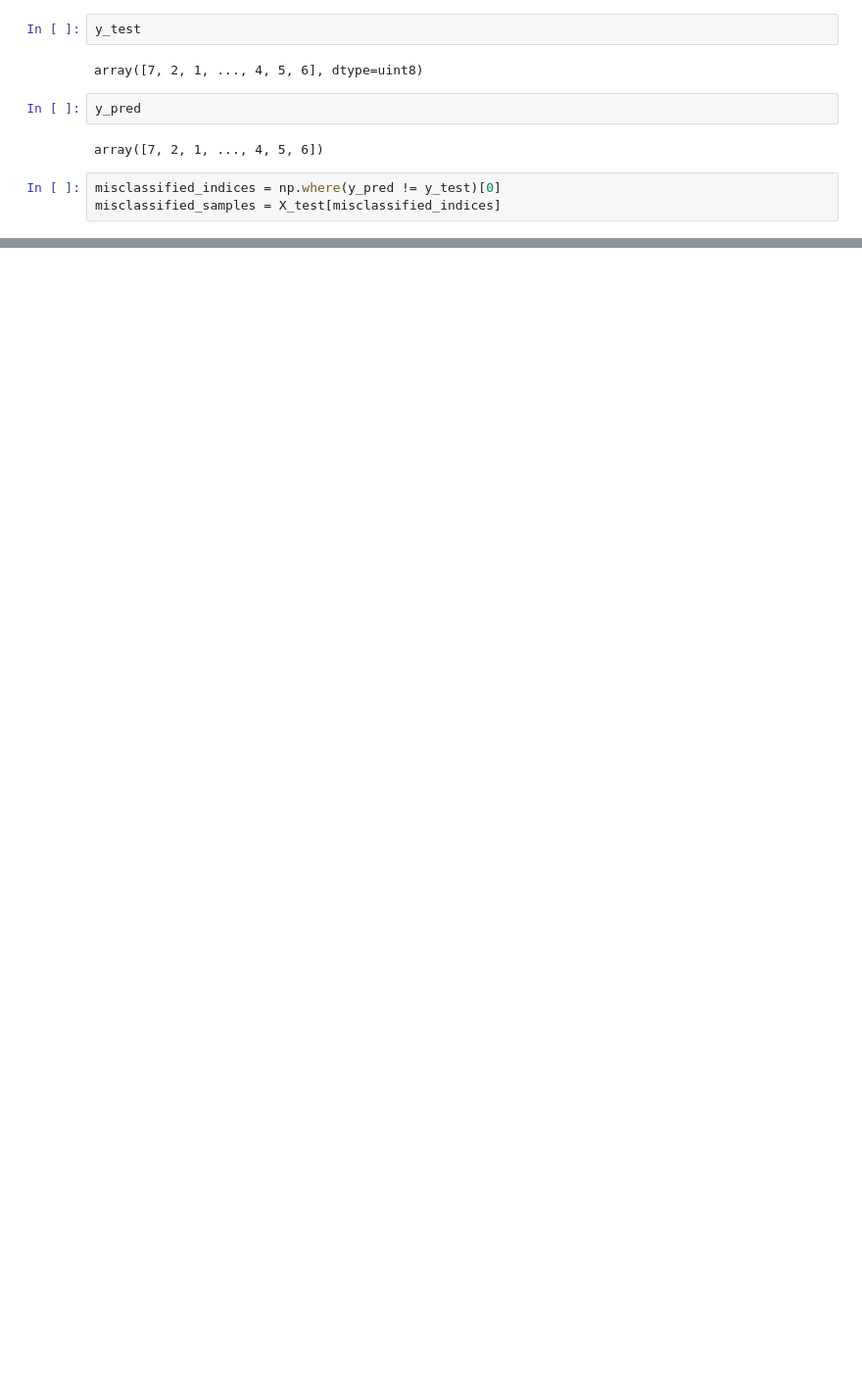
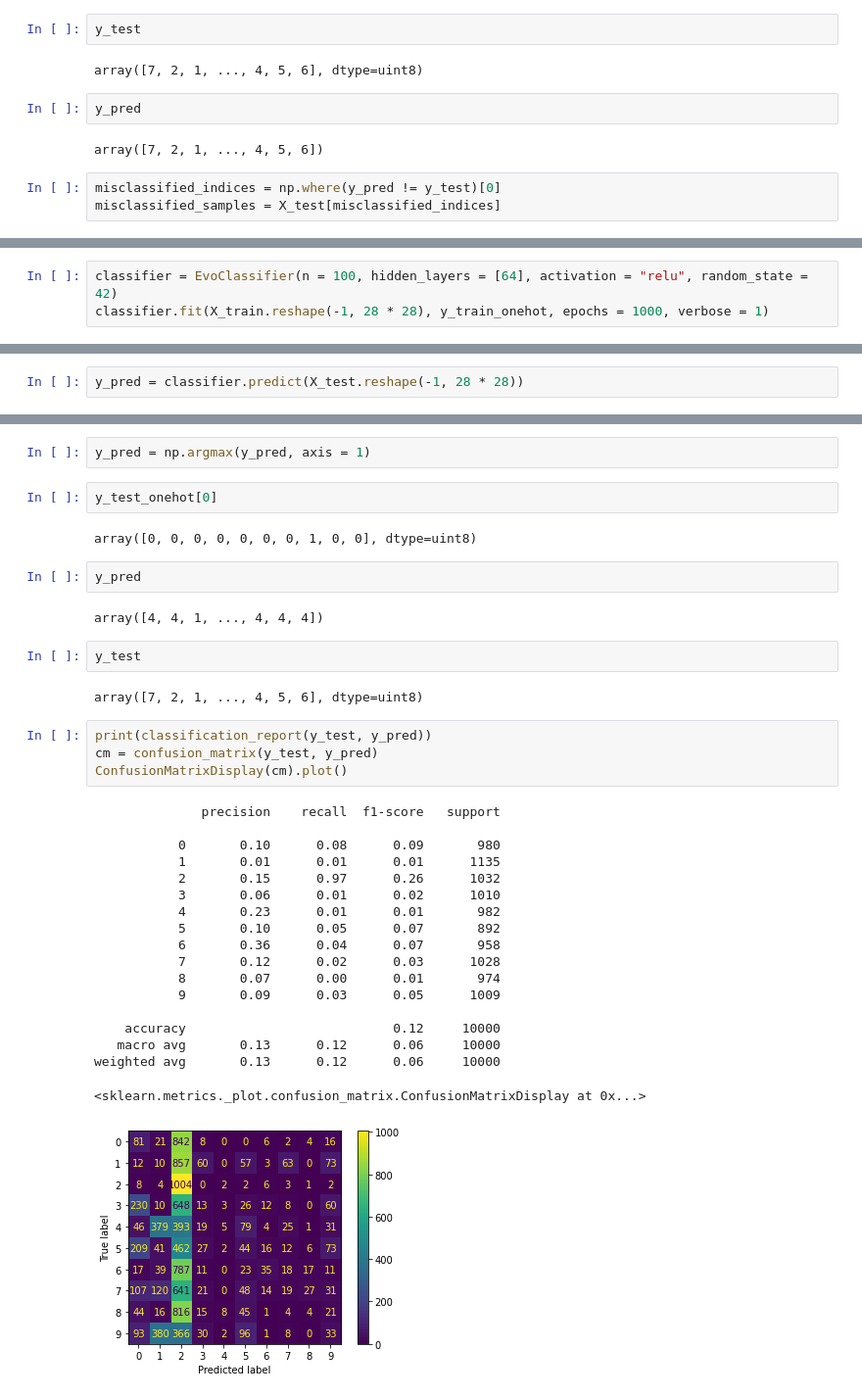
Before and after one commit to DanielPeterssonAI/Deep-learning-Daniel-Petersson, a Jupyter notebook: Code-Along/2-MLP_image_classification.ipynb, the cells around one changed output, grey strips where cells are left out. Shown at 98% size. Cells and saved outputs as stored; diff of their text form; blank space fills up the shorter version.

```diff
--- a/Code-Along/2-MLP_image_classification.ipynb
+++ b/Code-Along/2-MLP_image_classification.ipynb
@@ -161,0 +261,3 @@ display_images(misclassified_samples, 4,5, (12,8))
+# %%
+classifier = EvoClassifier(n = 100, hidden_layers = [64], activation = "relu", random_state = 42)
+classifier.fit(X_train.reshape(-1, 28 * 28), y_train_onehot, epochs = 1000, verbose = 1)
@@ -161,0 +282,2 @@ display_images(misclassified_samples, 4,5, (12,8))
+# %%
+y_pred = classifier.predict(X_test.reshape(-1, 28 * 28))
@@ -161,0 +292,37 @@ display_images(misclassified_samples, 4,5, (12,8))
+# %%
+y_pred = np.argmax(y_pred, axis = 1)
+# %%
+y_test_onehot[0]
+# %% [output]
+array([0, 0, 0, 0, 0, 0, 0, 1, 0, 0], dtype=uint8)
+# %%
+y_pred
+# %% [output]
+array([4, 4, 1, ..., 4, 4, 4])
+# %%
+y_test
+# %% [output]
+array([7, 2, 1, ..., 4, 5, 6], dtype=uint8)
+# %%
+print(classification_report(y_test, y_pred))
+cm = confusion_matrix(y_test, y_pred)
+ConfusionMatrixDisplay(cm).plot()
+# %% [output]
+              precision    recall  f1-score   support
+
+           0       0.10      0.08      0.09       980
+           1       0.01      0.01      0.01      1135
+           2       0.15      0.97      0.26      1032
+           3       0.06      0.01      0.02      1010
+           4       0.23      0.01      0.01       982
+           5       0.10      0.05      0.07       892
+           6       0.36      0.04      0.07       958
+           7       0.12      0.02      0.03      1028
+           8       0.07      0.00      0.01       974
+           9       0.09      0.03      0.05      1009
+
+    accuracy                           0.12     10000
+   macro avg       0.13      0.12      0.06     10000
+weighted avg       0.13      0.12      0.06     10000
+<sklearn.metrics._plot.confusion_matrix.ConfusionMatrixDisplay at 0x...>
+[figure, added]
```
Also changed, not shown: parts of 11 cells of this notebook, 6 other files.
